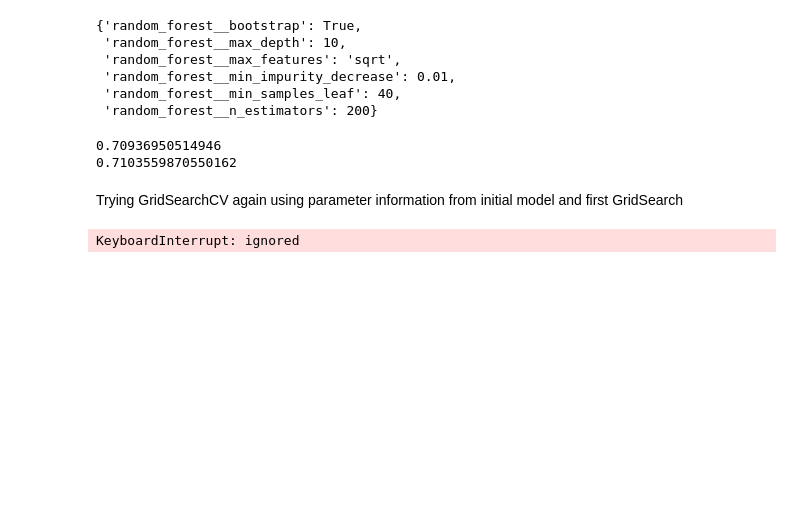
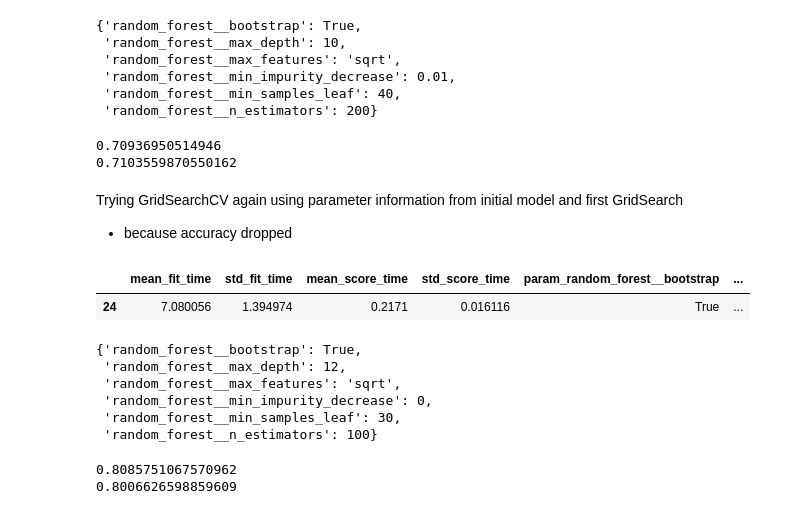
Before and after one commit to kcaat/datathon4, a Jupyter notebook: Datathon_4_Team_1.ipynb, the cells around one changed output. Drawn from its saved outputs; the diff is of its cells as text; code cells hidden in the pictures; blank space fills up the shorter version.

Commit message:
updated random forest

```diff
--- a/Datathon_4_Team_1.ipynb
+++ b/Datathon_4_Team_1.ipynb
@@ -909,40 +909,72 @@ print(accuracy_score(testing_data['hospital_death'], Y_pred))
 0.7103559870550162
 # %% [markdown]
 Trying GridSearchCV again using parameter information from initial model and first GridSearch
+
+*   because accuracy dropped
 # %%
 # Setting hyperparameters for Random Forest for the Grid Search.
 #'bootstrap': True, 'ccp_alpha': 0.0, 'class_weight': 'balanced_subsample', 'criterion': 'gini'
 #'max_depth': None, 'max_features': 'sqrt', 'max_leaf_nodes': None, 'max_samples': None
 #'min_impurity_decrease': 0.0, 'min_samples_leaf': 1,'min_samples_split': 2, 'min_weight_fraction_leaf': 0.0
 #'n_estimators': 100, 'n_jobs': None, 'oob_score': True, 'random_state': None, 'verbose': 0, 'warm_start': False
 param_dist = {
-    "random_forest__n_estimators" : [100],
+    "random_forest__n_estimators" : [100, 150],
     "random_forest__max_depth" : [7, 10, 12],
-    "random_forest__min_samples_leaf" : [30, 40, 50], #considered large sample size (63k for training)
-    "random_forest__max_features" : ['sqrt'], #total features=15
+    "random_forest__min_samples_leaf" : [30, 40, 50],
+    "random_forest__max_features" : ['sqrt'],
     "random_forest__min_impurity_decrease" : [0, 0.01],
     "random_forest__bootstrap" : [True]
 }
-
-#waited 45 min then cut down on parameter options
-#this takes 20 min
 
 # Initializing stratified K-fold cross-validation. This ensures each fold has the same proportion of target labels as the whole dataset.
 skf = StratifiedKFold(n_splits=5)
 
 # Setting up GridSearchCV to search through the parameter space.
 # It will evaluate the model for each combination of hyperparameters provided using stratified K-fold cross-validation.
 random_search = GridSearchCV(
     model, param_grid=param_dist, cv=skf
 )
 
 # Running the GridSearchCV on the training data.
 random_search.fit(training_data.drop('hospital_death', axis=1), training_data['hospital_death'])
 
 # Extracting the results of the Grid Search into a DataFrame for analysis.
 results = pd.DataFrame(random_search.cv_results_)
 
 # Filtering to get the rows with the best performing hyperparameters.
 results[results['rank_test_score'] == 1]
+
+#18 min
 # %% [output]
-KeyboardInterrupt: ignored
+|  | mean_fit_time | std_fit_time | mean_score_time | std_score_time | param_random_forest__bootstrap | ... |
+| 24 | 7.080056 | 1.394974 | 0.2171 | 0.016116 | True | ... |
+# %%
+# Retrieve the best hyperparameters after Grid Search
+random_search.best_params_
+# %% [output]
+{'random_forest__bootstrap': True,
+ 'random_forest__max_depth': 12,
+ 'random_forest__max_features': 'sqrt',
+ 'random_forest__min_impurity_decrease': 0,
+ 'random_forest__min_samples_leaf': 30,
+ 'random_forest__n_estimators': 100}
+# %%
+# Apply optimal hyperparameters
+model = model.set_params(**random_search.best_params_)
+
+# Retraining the model with the updated hyperparameters on the training data.
+model = model.fit(training_data.drop('hospital_death', axis=1), training_data['hospital_death'])
+
+# Predicting the target variable on the training set and evaluating the model's accuracy.
+Y_pred = model.predict(training_data.drop('hospital_death', axis=1))
+print(accuracy_score(training_data['hospital_death'], Y_pred))
+
+
+# Predicting the target variable on the test set and evaluating the model's accuracy.
+Y_pred = model.predict(testing_data.drop('hospital_death', axis=1))
+print(accuracy_score(testing_data['hospital_death'], Y_pred))
+
+#a bit better
+# %% [output]
+0.8085751067570962
+0.8006626598859609
```
Also changed, not shown: parts of 8 cells of this notebook.
